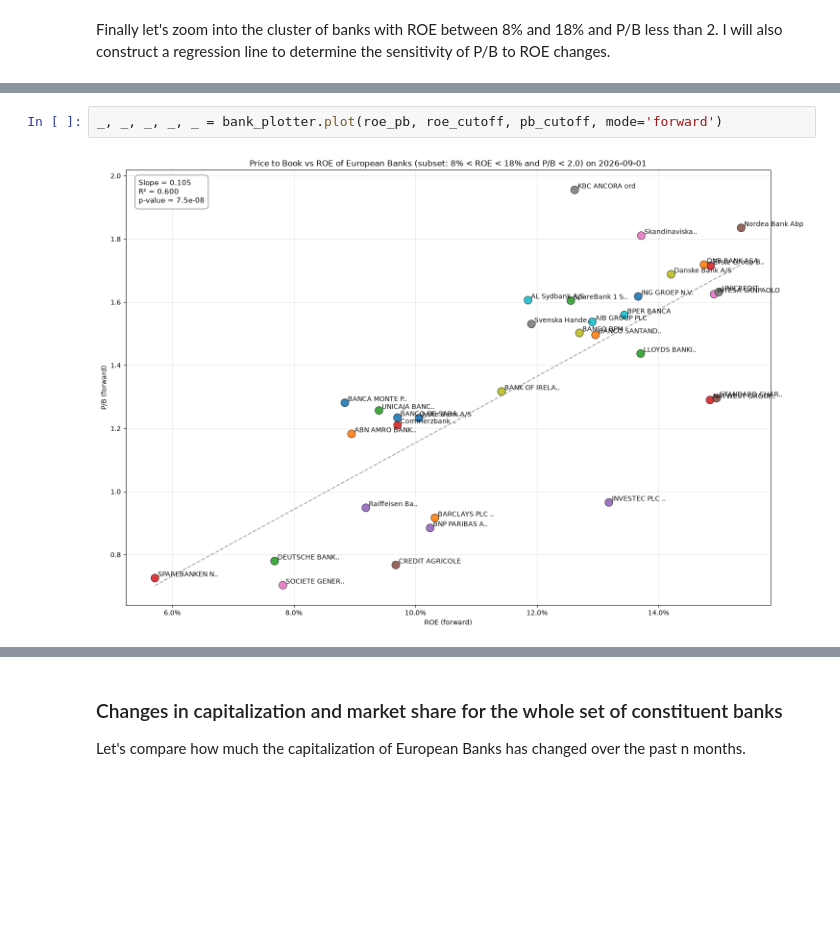
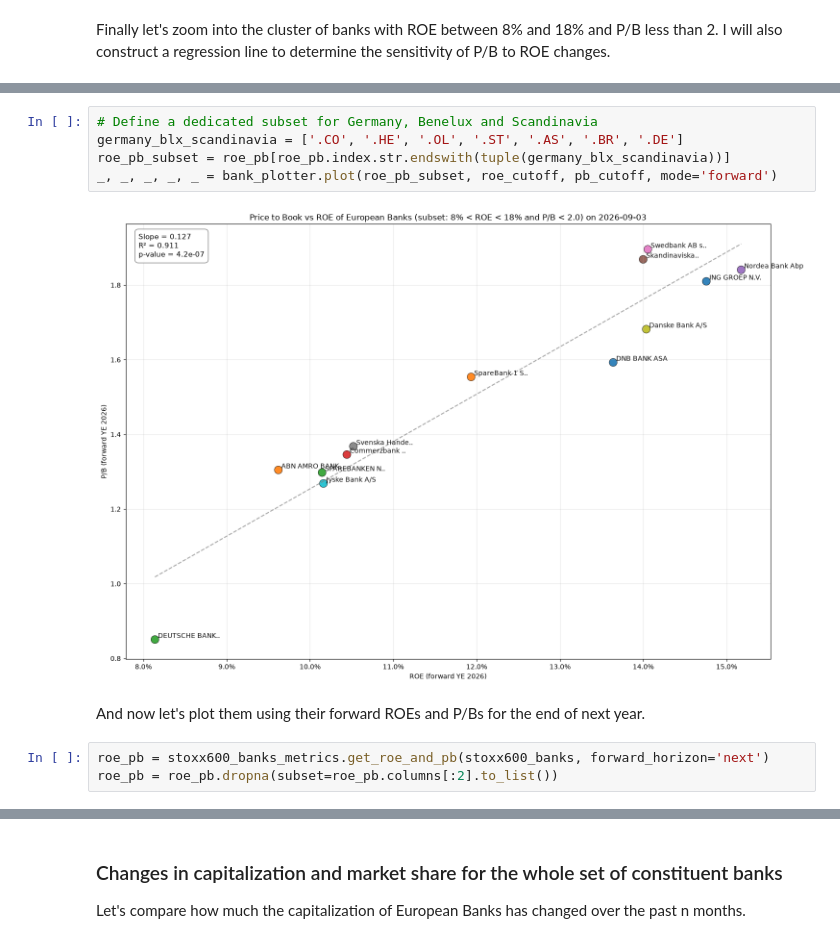
Before and after one commit to ilchen/EU_Economic_Data_Analysis, a Jupyter notebook: Stock_Market_Stoxx_Europe_Banks.ipynb, the cells around one changed output, grey strips where cells are left out. Saved outputs shown, nothing was run; the diff lists cells and outputs as text; blank space fills up the shorter version.

Commit message:
Improved accuracy of calculating forward ROEs and P/Bs for banks

```diff
--- a/Stock_Market_Stoxx_Europe_Banks.ipynb
+++ b/Stock_Market_Stoxx_Europe_Banks.ipynb
@@ -388,4 +418,12 @@ Let's plot them using their forward ROEs and P/Bs
 # %%
-_, _, _, _, _ = bank_plotter.plot(roe_pb, roe_cutoff, pb_cutoff, mode='forward')
+# Define a dedicated subset for Germany, Benelux and Scandinavia
+germany_blx_scandinavia = ['.CO', '.HE', '.OL', '.ST', '.AS', '.BR', '.DE']
+roe_pb_subset = roe_pb[roe_pb.index.str.endswith(tuple(germany_blx_scandinavia))]
+_, _, _, _, _ = bank_plotter.plot(roe_pb_subset, roe_cutoff, pb_cutoff, mode='forward')
 # %% [output]
-[figure, old version]
+[figure, new version]
+# %% [markdown]
+And now let's plot them using their forward ROEs and P/Bs for the end of next year.
+# %%
+roe_pb = stoxx600_banks_metrics.get_roe_and_pb(stoxx600_banks, forward_horizon='next')
+roe_pb = roe_pb.dropna(subset=roe_pb.columns[:2].to_list())
```
Also changed, not shown: parts of 27 cells of this notebook, 2 other files.
